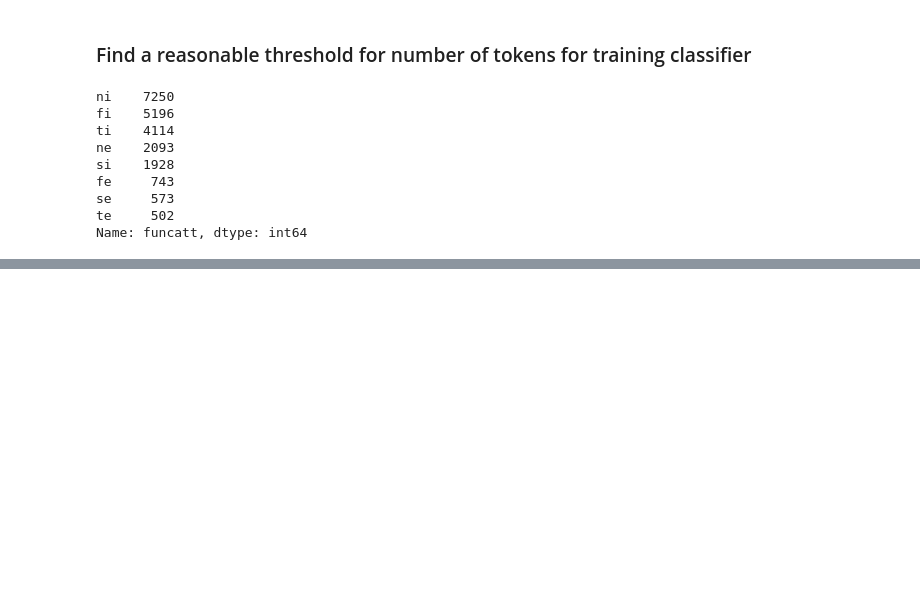
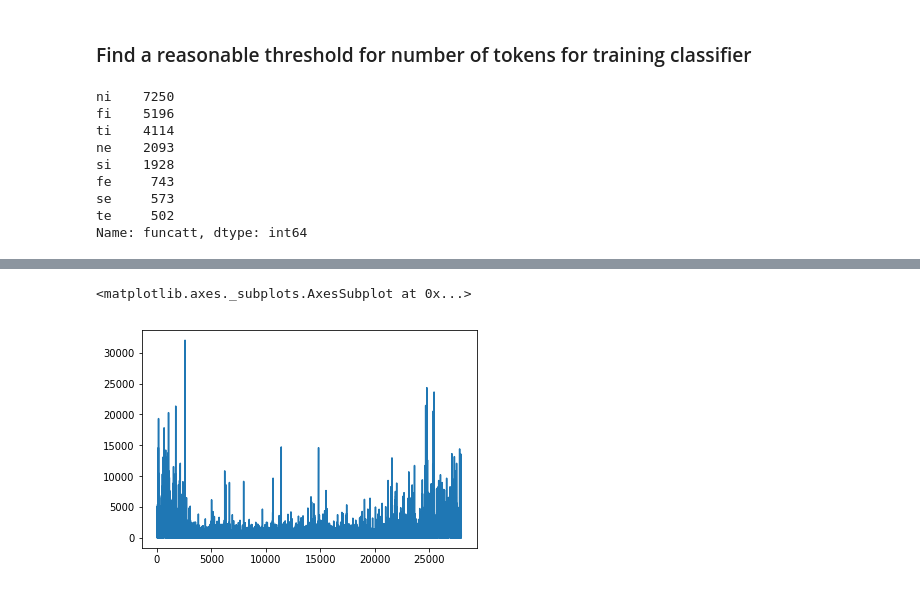
Before and after one commit to mattiasostmar/typealyzer-dataset-explorative-analytics, a Jupyter notebook: notebooks/preprocessing/enrich_typealyzer_survey_data.ipynb, the cells around one changed output, grey strips where cells are left out. Drawn from its saved outputs; the diff is of its cells as text; code cells hidden in the pictures; blank space fills up the shorter version.

```diff
--- a/notebooks/preprocessing/enrich_typealyzer_survey_data.ipynb
+++ b/notebooks/preprocessing/enrich_typealyzer_survey_data.ipynb
@@ -5,7 +5,7 @@ import re
 from collections import defaultdict
 %matplotlib inline
 # %%
-df = pd.read_pickle("../pickles/dataframe_survey_2018-01-23_cleaned.pickle")
+df = pd.read_pickle("../../pickles/dataframe_survey_2018-01-23_cleaned.pickle")
 # %% [markdown]
 # Carl Jungs functions and attitudes
 # %%
@@ -69,8 +69,8 @@ df["funcatt"] = fas
 
 [Such Stuff as Dreams Are Made On; Dream Language, LIWC Norms and Personality Correlates](https://www.researchgate.net/publication/316109197_Such_Stuff_as_Dreams_Are_Made_On_Dream_Language_LIWC_Norms_Personality_Correlates)
 # %%
-cats = pickle.load(open("../pickles/liwc_2007_cats_dict.pickle","rb"))
-words = pickle.load(open("../pickles/liwc_2007_words_dict.pickle","rb"))
+cats = pickle.load(open("../../pickles/liwc_2007_cats_dict.pickle","rb"))
+words = pickle.load(open("../../pickles/liwc_2007_words_dict.pickle","rb"))
 
 cats_names = []
 for key in cats.keys():
@@ -284,0 +316,5 @@ Name: funcatt, dtype: int64
+# %%
+df.tokens.plot()
+# %% [output]
+<matplotlib.axes._subplots.AxesSubplot at 0x...>
+[figure, added]
```
Also changed, not shown: parts of 4 cells of this notebook.
